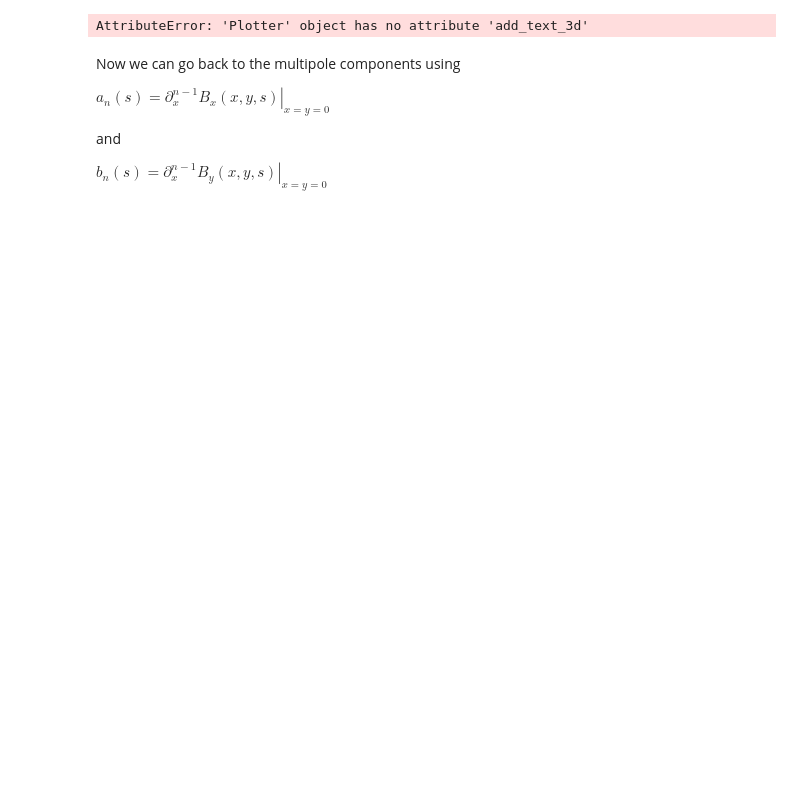
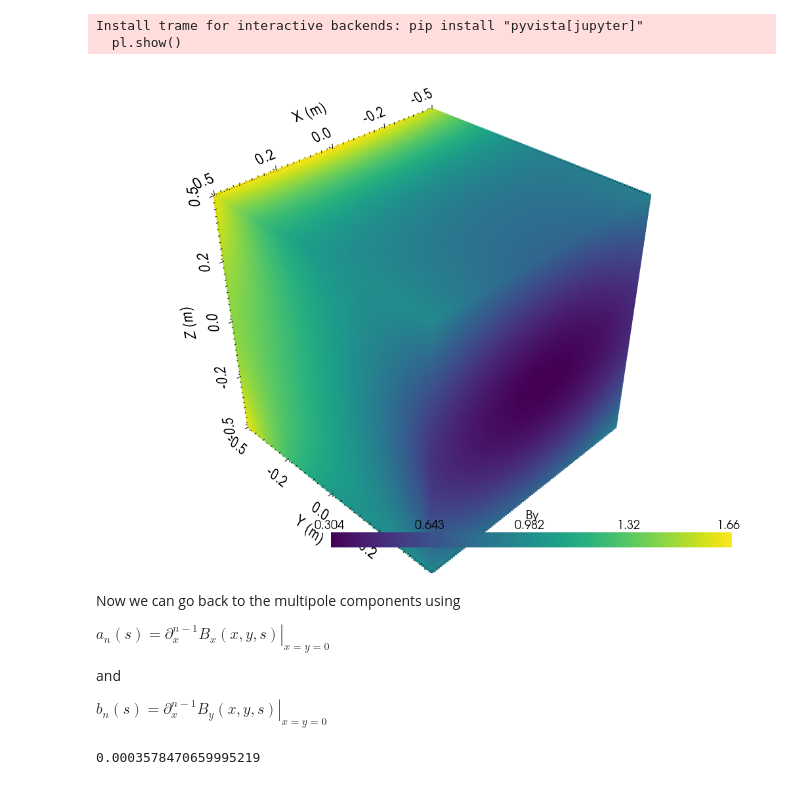
Before and after one commit to marcoliniF/bpmeth, a Jupyter notebook: preliminaryTrials/1.2abBab_FD.ipynb, the cells around one changed output. Drawn from its saved outputs; the diff is of its cells as text; code cells hidden in the pictures; blank space fills up the shorter version.

```diff
--- a/preliminaryTrials/1.2abBab_FD.ipynb
+++ b/preliminaryTrials/1.2abBab_FD.ipynb
@@ -17,26 +23,28 @@ Bx_func, By_func, Bs_func = expansion.get_Bfield(lambdify=True)
 # %%
 #make a fieldmap object
-xa= np.linspace(-0.5,0.5,81)
-ya=np.linspace(-0.5,0.5,81)
-sa=np.linspace(-0.5,0.5,51)
-X,Y,S = np.meshgrid(xa, ya, sa)
+xa= np.linspace(-0.5,0.5,101)
+ya=np.linspace(-0.5,0.5,101)
+sa=np.linspace(-0.5,0.5,101)
+X,Y,S = np.meshgrid(xa, ya, sa, indexing='ij')
 Bx_ana = Bx_func(X, Y, S)
 By_ana = By_func(X, Y, S)
 Bs_ana = Bs_func(X, Y, S)
 
 datafieldmap = np.column_stack([
     X.ravel(),
     Y.ravel(),
     S.ravel(),
     Bx_ana.ravel(),
     By_ana.ravel(),
     Bs_ana.ravel()
 ])
 #print("Data shape (N, 6):", datafieldmap.shape)
 fm = bpmeth.fieldmaps.Fieldmap(datafieldmap)
 fm.plot()
 # %% [output]
-AttributeError: 'Plotter' object has no attribute 'add_text_3d'
+Install trame for interactive backends: pip install "pyvista[jupyter]"
+  pl.show()
+[figure, added]
 # %% [markdown]
 Now we can go back to the multipole components using
 
@@ -62 +73,7 @@ len(Bx_ana)
+# %%
+import timeit
+t = timeit.timeit(lambda: derivativesFromField(xa, Bx_ana, max_order), number=1000)
+print(t/1000)
+# %% [output]
+0.0003578470659995219
 # %%
```
Also changed, not shown: parts of 7 cells of this notebook, 1 other file.
